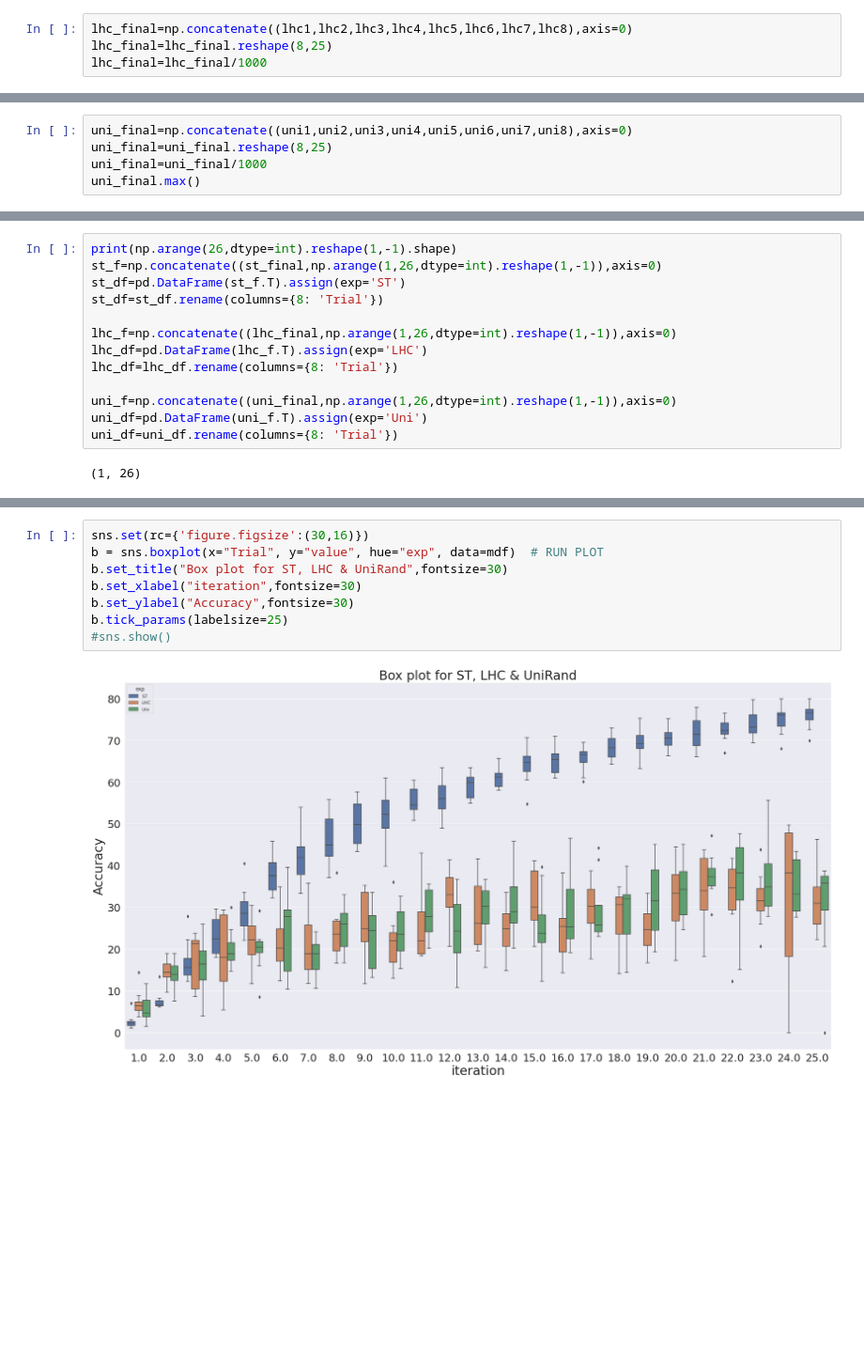
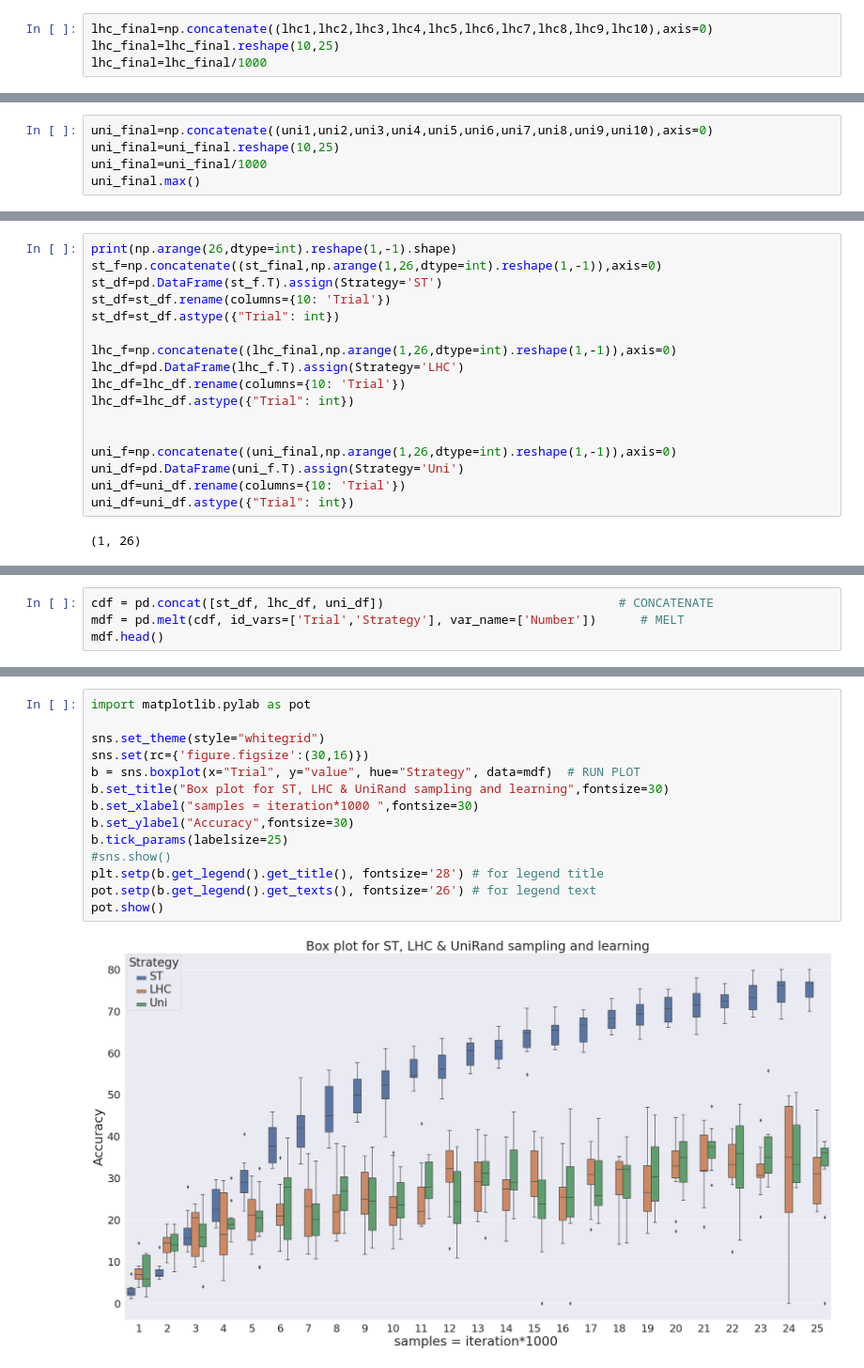
Before and after one commit to vardhah/Batch-mode-DeepAL-for-regression, a Jupyter notebook: results/result_analysis.ipynb, the cells around one changed output, grey strips where cells are left out. Shown at 94% size. Saved outputs shown, nothing was run; the diff lists cells and outputs as text; blank space fills up the shorter version.

Commit message:
added preliminary results on eggholderin one-shot mode of sampling

```diff
--- a/results/result_analysis.ipynb
+++ b/results/result_analysis.ipynb
@@ -123,8 +125,8 @@ max_lhc
 # %% [output]
 33.1639
 # %%
-lhc_final=np.concatenate((lhc1,lhc2,lhc3,lhc4,lhc5,lhc6,lhc7,lhc8),axis=0)
-lhc_final=lhc_final.reshape(8,25)
+lhc_final=np.concatenate((lhc1,lhc2,lhc3,lhc4,lhc5,lhc6,lhc7,lhc8,lhc9,lhc10),axis=0)
+lhc_final=lhc_final.reshape(10,25)
 lhc_final=lhc_final/1000
 # %%
 uni1= np.array([4542, 12488, 21003, 19206, 22347, 39653, 15654, 27259, 25398, 28096, 24464, 36821, 33967, 32241, 39722, 24250, 24533, 33081, 35738, 30340, 47227, 39870, 36337, 40779, 37451])
@@ -145,8 +147,8 @@ max_uni
 # %% [output]
 37.0993
 # %%
-uni_final=np.concatenate((uni1,uni2,uni3,uni4,uni5,uni6,uni7,uni8),axis=0)
-uni_final=uni_final.reshape(8,25)
+uni_final=np.concatenate((uni1,uni2,uni3,uni4,uni5,uni6,uni7,uni8,uni9,uni10),axis=0)
+uni_final=uni_final.reshape(10,25)
 uni_final=uni_final/1000
 uni_final.max()
 # %% [output]
@@ -254,15 +208,19 @@ shape of x: (100, 100) shape of y (100, 100) shape of z (99, 99)
 # %%
 print(np.arange(26,dtype=int).reshape(1,-1).shape)
 st_f=np.concatenate((st_final,np.arange(1,26,dtype=int).reshape(1,-1)),axis=0)
-st_df=pd.DataFrame(st_f.T).assign(exp='ST')
-st_df=st_df.rename(columns={8: 'Trial'})
+st_df=pd.DataFrame(st_f.T).assign(Strategy='ST')
+st_df=st_df.rename(columns={10: 'Trial'})
+st_df=st_df.astype({"Trial": int})
 
 lhc_f=np.concatenate((lhc_final,np.arange(1,26,dtype=int).reshape(1,-1)),axis=0)
-lhc_df=pd.DataFrame(lhc_f.T).assign(exp='LHC')
-lhc_df=lhc_df.rename(columns={8: 'Trial'})
+lhc_df=pd.DataFrame(lhc_f.T).assign(Strategy='LHC')
+lhc_df=lhc_df.rename(columns={10: 'Trial'})
+lhc_df=lhc_df.astype({"Trial": int})
+
 
 uni_f=np.concatenate((uni_final,np.arange(1,26,dtype=int).reshape(1,-1)),axis=0)
-uni_df=pd.DataFrame(uni_f.T).assign(exp='Uni')
-uni_df=uni_df.rename(columns={8: 'Trial'})
+uni_df=pd.DataFrame(uni_f.T).assign(Strategy='Uni')
+uni_df=uni_df.rename(columns={10: 'Trial'})
+uni_df=uni_df.astype({"Trial": int})
 # %% [output]
 (1, 26)
@@ -315,0 +227,4 @@ mdf.describe()
+# %%
+cdf = pd.concat([st_df, lhc_df, uni_df])                                # CONCATENATE
+mdf = pd.melt(cdf, id_vars=['Trial','Strategy'], var_name=['Number'])      # MELT
+mdf.head()
@@ -316,10 +238,16 @@ mdf.describe()
 # %%
+import matplotlib.pylab as pot
+
+sns.set_theme(style="whitegrid")
 sns.set(rc={'figure.figsize':(30,16)})
-b = sns.boxplot(x="Trial", y="value", hue="exp", data=mdf)  # RUN PLOT
-b.set_title("Box plot for ST, LHC & UniRand",fontsize=30)
-b.set_xlabel("iteration",fontsize=30)
+b = sns.boxplot(x="Trial", y="value", hue="Strategy", data=mdf)  # RUN PLOT
+b.set_title("Box plot for ST, LHC & UniRand sampling and learning",fontsize=30)
+b.set_xlabel("samples = iteration*1000 ",fontsize=30)
 b.set_ylabel("Accuracy",fontsize=30)
 b.tick_params(labelsize=25)
 #sns.show()
+plt.setp(b.get_legend().get_title(), fontsize='28') # for legend title
+pot.setp(b.get_legend().get_texts(), fontsize='26') # for legend text
+pot.show()
 # %% [output]
-[figure, old version]
+[figure, new version]
```
Also changed, not shown: parts of 10 cells of this notebook, 16 other files.
